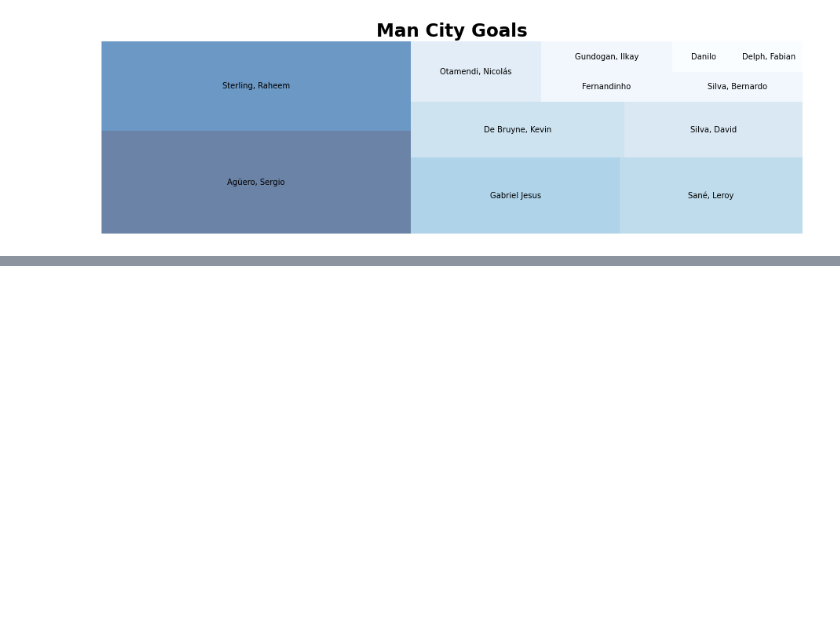
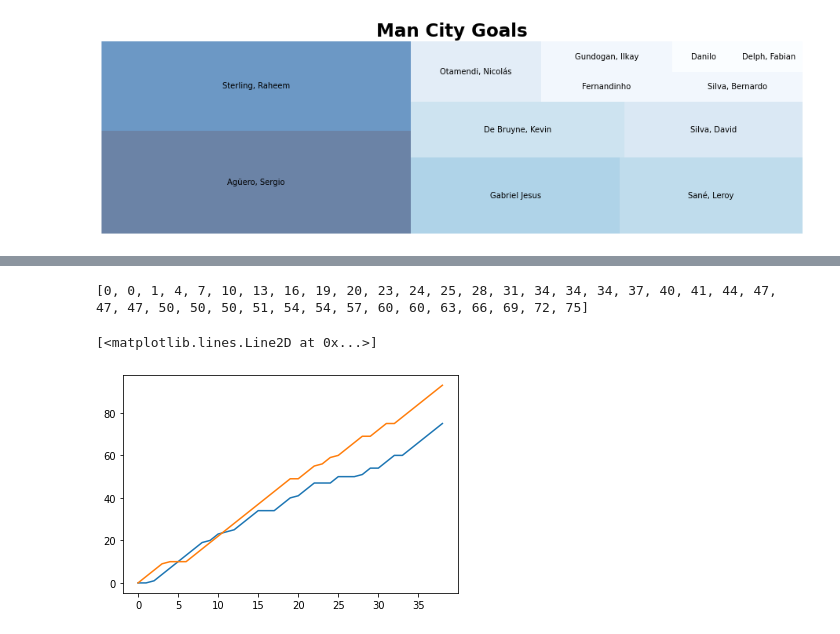
Before and after one commit to dylodylo/football-data-analysis, a Jupyter notebook: PythonFC/main.ipynb, the cells around one changed output, grey strips where cells are left out. Drawn from its saved outputs; the diff is of its cells as text; code cells hidden in the pictures; blank space fills up the shorter version.

```diff
--- a/PythonFC/main.ipynb
+++ b/PythonFC/main.ipynb
@@ -761,0 +814,6 @@ plt.show()
+# %%
+df = pd.read_csv("Data Store/Results.csv")
+
+df.head()
+
+df.tail()
@@ -761,0 +827,4 @@ plt.show()
+# %%
+Teams = df.HomeTeam.unique()
+TeamsList = {Team : [0] for Team in Teams}
+TeamsList
@@ -761,0 +852,26 @@ plt.show()
+# %%
+for row in df.itertuples():
+    Home = row[2]
+    Away = row[3]
+
+    if row.FTHG > row.FTAG:
+        TeamsList[Home].append(TeamsList[Home][-1]+3)
+        TeamsList[Away].append(TeamsList[Away][-1])
+    elif row.FTHG == row.FTAG:
+        TeamsList[Home].append(TeamsList[Home][-1]+1)
+        TeamsList[Away].append(TeamsList[Away][-1]+1)
+    else:
+        TeamsList[Home].append(TeamsList[Home][-1])
+        TeamsList[Away].append(TeamsList[Away][-1]+3)
+
+print(TeamsList["Arsenal"])
+# %% [output]
+[0, 0, 1, 4, 7, 10, 13, 16, 19, 20, 23, 24, 25, 28, 31, 34, 34, 34, 37, 40, 41, 44, 47, 47, 47, 50, 50, 50, 51, 54, 54, 57, 60, 60, 63, 66, 69, 72, 75]
+# %%
+Matchday = list(range(0,39))
+
+plt.plot(Matchday, TeamsList["Arsenal"])
+plt.plot(Matchday, TeamsList["Chelsea"])
+# %% [output]
+[<matplotlib.lines.Line2D at 0x...>]
+[figure, added]
```
Also changed, not shown: parts of 6 cells of this notebook.
